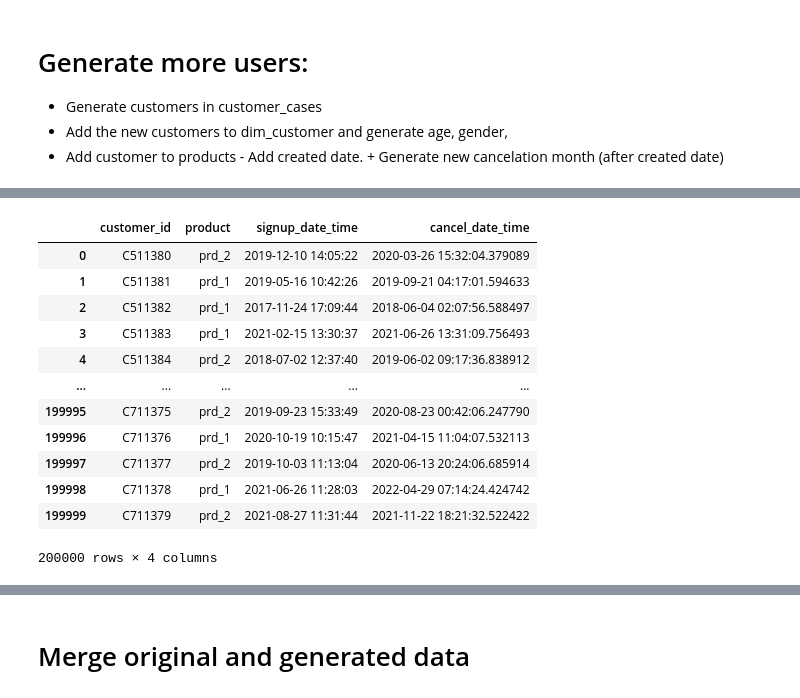
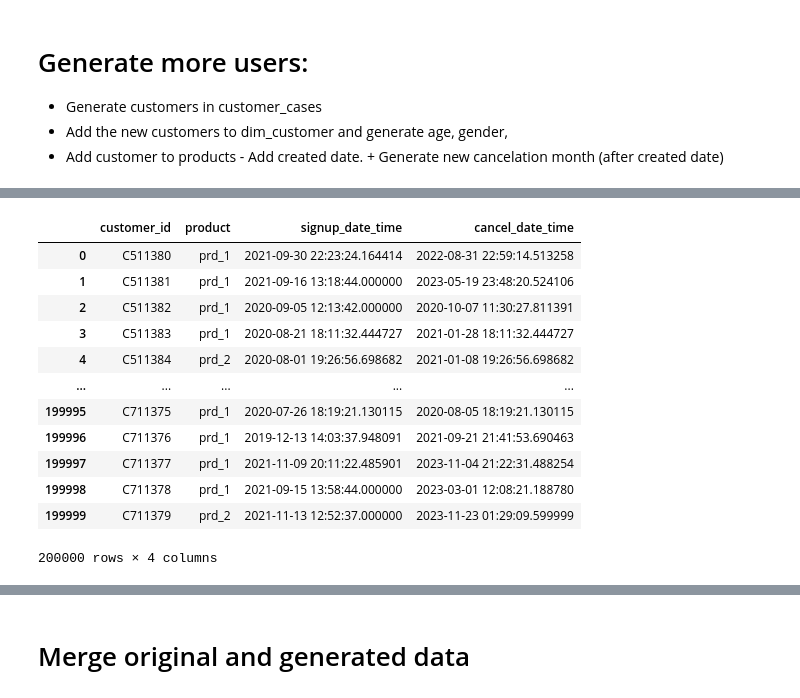
Before and after one commit to MartinBA741/QlikWorld, a Jupyter notebook: gen_data.ipynb, the cells around one changed output, grey strips where cells are left out. Saved outputs shown, nothing was run; the diff lists cells and outputs as text; code cells hidden in the pictures.

Commit message:
data generation on dates

```diff
--- a/gen_data.ipynb
+++ b/gen_data.ipynb
@@ -6,20 +9,20 @@ import matplotlib.pyplot as plt
 # %%
-cases = pd.read_csv(r'C:\Users\MartinBirkAndreasen\Desktop\Jazz\QlikWorld\subscription\raw\customer_cases.csv', index_col=0)
-product = pd.read_csv(r'C:\Users\MartinBirkAndreasen\Desktop\Jazz\QlikWorld\subscription\raw\customer_product.csv', index_col=0)
-dim_customer = pd.read_csv(r'C:\Users\MartinBirkAndreasen\Desktop\Jazz\QlikWorld\subscription\raw\customer_info.csv', index_col=0)
+cases = pd.read_csv(r'C:\Users\MartinBirkAndreasen\Desktop\Jazz\QlikWorld\subscription\original_raw\customer_cases.csv', index_col=0)
+product = pd.read_csv(r'C:\Users\MartinBirkAndreasen\Desktop\Jazz\QlikWorld\subscription\original_raw\customer_product.csv', index_col=0)
+dim_customer = pd.read_csv(r'C:\Users\MartinBirkAndreasen\Desktop\Jazz\QlikWorld\subscription\original_raw\customer_info.csv', index_col=0)
 # %% [markdown]
 # Generate more users:
 - Generate customers in customer_cases
 - Add the new customers to dim_customer and generate age, gender,
 - Add customer to products - Add created date. + Generate new cancelation month (after created date)
 # %%
-def add_random_days(date):
-    n = np.random.uniform(30,365)
-    new_date = date + timedelta(days=n)
-    if (new_date.month==1) | (new_date.month==12):
-        new_date = new_date + timedelta(days=n*2)
+def add_random_days(date, t_0=60, t_1=120):
+    if date.month > 7:
+         new_date = date
+
     else:
-        pass
+        n = np.random.uniform(t_0,t_1)
+        new_date = date + timedelta(days=n)
 
     return new_date
 # %%
@@ -27,14 +30,13 @@ sample_size = 200000
 
 gen_cases = pd.DataFrame({
     'case_id' :  np.array(pd.Series(np.repeat("CC", sample_size)) + pd.Series(np.arange(330613, 330613+sample_size)).astype(str)),
-    'date_time' : cases['date_time'].sample(sample_size, replace = True).to_numpy(),
+    'date_time' : cases['date_time'].sample(sample_size, replace = True, random_state=741).to_numpy(),
     'customer_id' : np.array(pd.Series(np.repeat("C", sample_size)) + pd.Series(np.arange(511380, 511380+sample_size)).astype(str)),
     'channel' : cases['channel'].sample(sample_size, replace = True).to_numpy(),
     'reason' : cases['reason'].sample(sample_size, replace = True).to_numpy(),
     })
 
-gen_cases['date_time'] = pd.to_datetime(gen_cases['date_time'])
-
+gen_cases['date_time'] = pd.to_datetime(gen_cases['date_time']).apply(lambda x: add_random_days(x, t_0=100, t_1=160))
 
 gen_cases
 # %% [output]
@@ -94,31 +97,45 @@ gen_cust
 200000 rows × 3 columns
+# %%
+def add_random_cancel_days(date, t_0=30, t_1=800):
+    if date.month <= 2:
+         new_date = date + timedelta(days=365)
+
+    elif (date.year == 2020) & (date.month > 3) & (date.month < 8):
+        new_date = date + timedelta(days=10)
+
+    elif (date.month > 2) & (date.month < 9):
+        new_date = date + timedelta(days=160)
+
+    else:
+        n = np.random.uniform(t_0,t_1)
+        new_date = date + timedelta(days=n)
+
+    return new_date
 # %%
 gen_prod = gen_cases[['customer_id', 'date_time']].copy()
 
 gen_prod['product'] = product['product'].sample(sample_size, replace = True).to_numpy()
 
 gen_prod = gen_prod[['customer_id', 'product', 'date_time']].copy()
 
 gen_prod['date_time'] = pd.to_datetime(gen_prod['date_time'])
 
-gen_prod['cancel_date_time'] = gen_prod['date_time']
-
-gen_prod['cancel_date_time'] = gen_prod['cancel_date_time'].apply(lambda x: add_random_days(x))
+gen_prod['cancel_date_time'] = gen_prod['date_time'].apply(lambda x: add_random_cancel_days(x))
 
 gen_prod = gen_prod.rename(columns={'date_time': 'signup_date_time'})
 
 gen_prod
 # %% [output]
 |  | customer_id | product | signup_date_time | cancel_date_time |
-| 0 | C511380 | prd_2 | 2019-12-10 14:05:22 | 2020-03-26 15:32:04.379089 |
-| 1 | C511381 | prd_1 | 2019-05-16 10:42:26 | 2019-09-21 04:17:01.594633 |
-| 2 | C511382 | prd_1 | 2017-11-24 17:09:44 | 2018-06-04 02:07:56.588497 |
-| 3 | C511383 | prd_1 | 2021-02-15 13:30:37 | 2021-06-26 13:31:09.756493 |
-| 4 | C511384 | prd_2 | 2018-07-02 12:37:40 | 2019-06-02 09:17:36.838912 |
+| 0 | C511380 | prd_1 | 2021-09-30 22:23:24.164414 | 2022-08-31 22:59:14.513258 |
+| 1 | C511381 | prd_1 | 2021-09-16 13:18:44.000000 | 2023-05-19 23:48:20.524106 |
+| 2 | C511382 | prd_1 | 2020-09-05 12:13:42.000000 | 2020-10-07 11:30:27.811391 |
+| 3 | C511383 | prd_1 | 2020-08-21 18:11:32.444727 | 2021-01-28 18:11:32.444727 |
+| 4 | C511384 | prd_2 | 2020-08-01 19:26:56.698682 | 2021-01-08 19:26:56.698682 |
 | ... | ... | ... | ... | ... |
-| 199995 | C711375 | prd_2 | 2019-09-23 15:33:49 | 2020-08-23 00:42:06.247790 |
-| 199996 | C711376 | prd_1 | 2020-10-19 10:15:47 | 2021-04-15 11:04:07.532113 |
-| 199997 | C711377 | prd_2 | 2019-10-03 11:13:04 | 2020-06-13 20:24:06.685914 |
-| 199998 | C711378 | prd_1 | 2021-06-26 11:28:03 | 2022-04-29 07:14:24.424742 |
-| 199999 | C711379 | prd_2 | 2021-08-27 11:31:44 | 2021-11-22 18:21:32.522422 |
+| 199995 | C711375 | prd_1 | 2020-07-26 18:19:21.130115 | 2020-08-05 18:19:21.130115 |
+| 199996 | C711376 | prd_1 | 2019-12-13 14:03:37.948091 | 2021-09-21 21:41:53.690463 |
+| 199997 | C711377 | prd_1 | 2021-11-09 20:11:22.485901 | 2023-11-04 21:22:31.488254 |
+| 199998 | C711378 | prd_1 | 2021-09-15 13:58:44.000000 | 2023-03-01 12:08:21.188780 |
+| 199999 | C711379 | prd_2 | 2021-11-13 12:52:37.000000 | 2023-11-23 01:29:09.599999 |
 200000 rows × 4 columns
```
Also changed, not shown: parts of 11 cells of this notebook.
